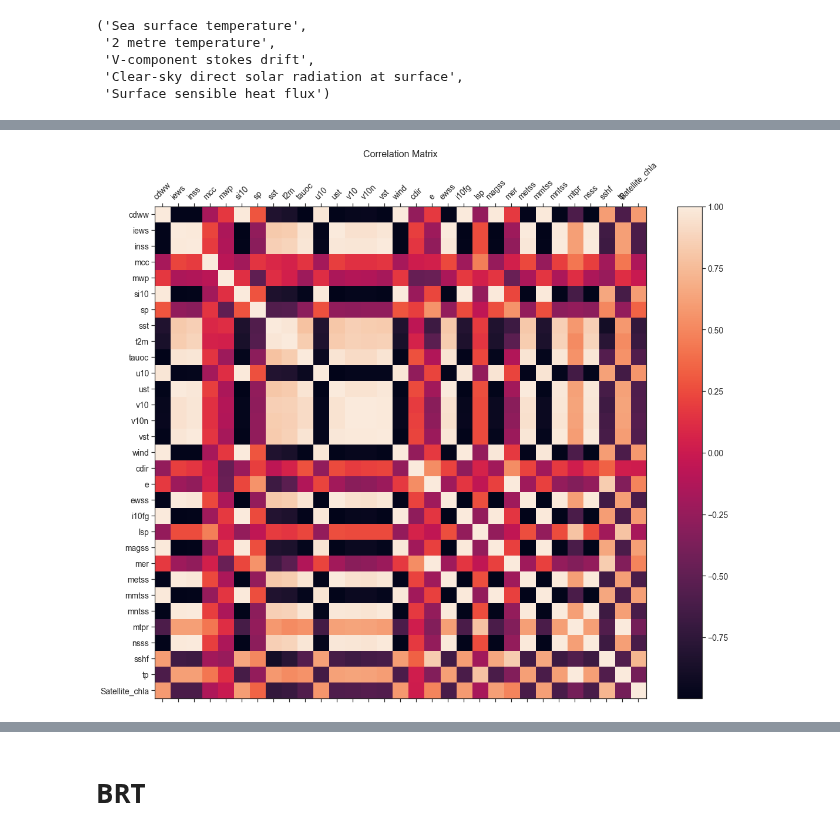
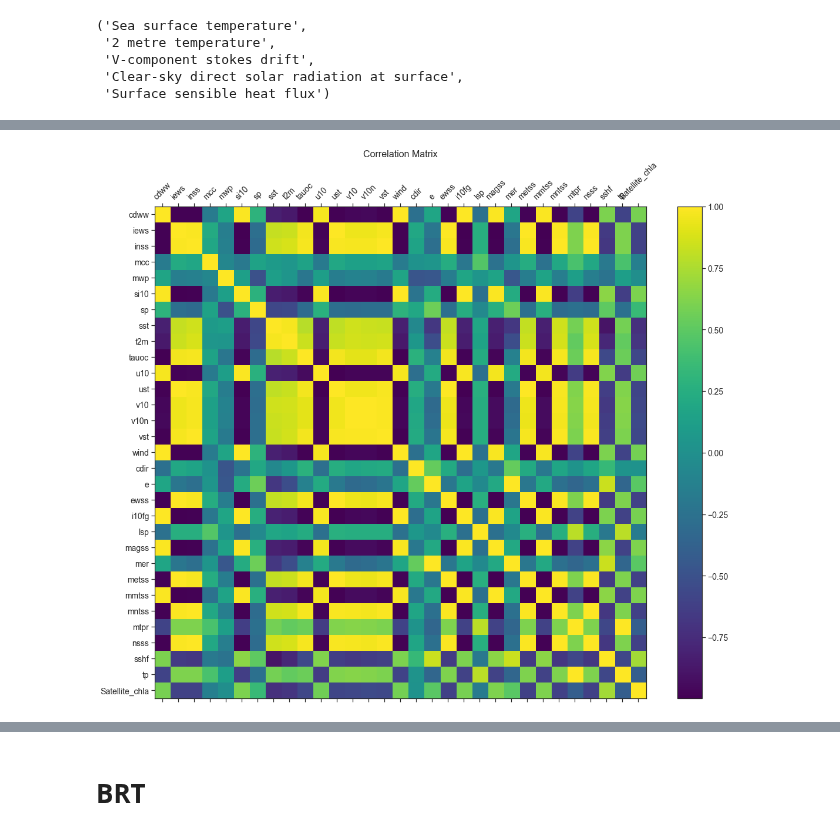
Before and after one commit to ben1post/BennyPhD, a Jupyter notebook: CaRiaco/SCRIPPS/CARIACO_data/Manuscript2DataAnalysis/Countdown2AgosReturn/RecookStefanidisetal2021.ipynb, the cells around one changed output, grey strips where cells are left out. Saved outputs shown, nothing was run; the diff lists cells and outputs as text; code cells hidden in the pictures.

```diff
--- a/CaRiaco/SCRIPPS/CARIACO_data/Manuscript2DataAnalysis/Countdown2AgosReturn/RecookStefanidisetal2021.ipynb
+++ b/CaRiaco/SCRIPPS/CARIACO_data/Manuscript2DataAnalysis/Countdown2AgosReturn/RecookStefanidisetal2021.ipynb
@@ -377,12 +506,13 @@ sfs1.k_feature_names_
 # %%
-
 df = Sat_Subset
 f = plt.figure(figsize=(19, 15))
 plt.matshow(df.corr(), fignum=f.number)
+plt.viridis()
 plt.xticks(range(df.select_dtypes(['number']).shape[1]), df.select_dtypes(['number']).columns, fontsize=14, rotation=45)
 plt.yticks(range(df.select_dtypes(['number']).shape[1]), df.select_dtypes(['number']).columns, fontsize=14)
 cb = plt.colorbar()
 cb.ax.tick_params(labelsize=14)
 plt.title('Correlation Matrix', fontsize=16);
+# different color scale, showing
 # %% [output]
-[figure, old version]
+[figure, new version]
```
Also changed, not shown: parts of 53 cells of this notebook, 15 other files.
